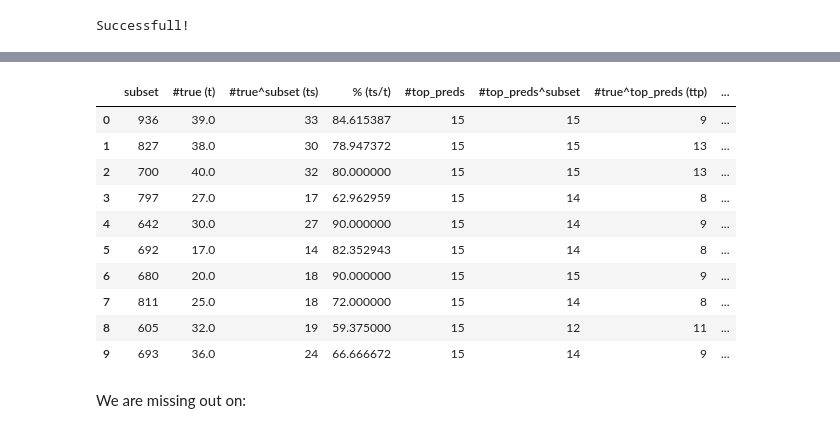
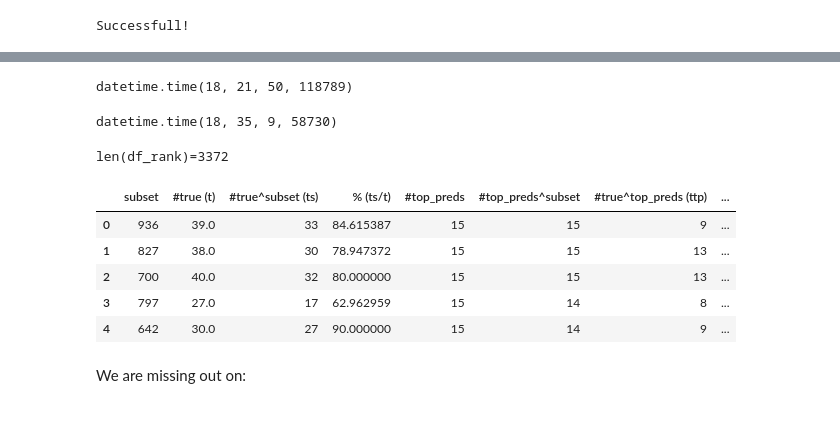
Before and after one commit to debjyotiSRoy/xcube, a Jupyter notebook: nbs/18_tutorial.train_mimic3.ipynb, the cells around one changed output, grey strips where cells are left out. Saved outputs shown, nothing was run; the diff lists cells and outputs as text; code cells hidden in the pictures.

```diff
--- a/nbs/18_tutorial.train_mimic3.ipynb
+++ b/nbs/18_tutorial.train_mimic3.ipynb
@@ -1582,6 +1816,6 @@ learn_r = xmltext_classifier_learner(dls_clas_r, AWD_LSTM, drop_mult=0.1, max_le
                                      splitter=None,
                                      running_decoder=True).to_fp16()
 # %%
-learn = learn.load((learn.path/learn.model_dir)/'mimic5_tmp')
+learn = learn.load(learn.save_model.fname)
 # learn = learn.load((learn.path/learn.model_dir)/'mimic3-9k_clas_tiny')
-# learn_r = learn_r.load('mimic3-9k_clas_full_r')
+learn_r = learn_r.load(learn_r.save_model.fname)
@@ -1623,8 +1884,8 @@ def load_brain(self:TextLearner,
     assert self.model[1].pay_attn.plant_attn.func.f is _planted_attention
     return self
 # %%
-learn = learn.load_brain('mimic3-9k_tok_lbl_info', 'p_L')
-# learn_r = learn_r.load_brain('mimic3-9k_tok_lbl_info')
+# learn = learn.load_brain('mimic3-9k_tok_lbl_info', 'p_L')
+learn_r = learn_r.load_brain('mimic3-9k_tok_lbl_info', 'p_L')
 # %% [output]
 Performing brainsplant...
 [interactive output not drawn]
@@ -1711,6 +2006,7 @@ class FetchCallback(Callback):
 # %%
-log_cfs = join_path_file(fname+'_log_cfs', learn.path/learn.model_dir, ext='.csv')
-fc = FetchCallback(log_cfs)
+predslog = join_path_file(fname+'_predslog', learn.path/learn.model_dir, ext='.pkl')
+rank = join_path_file(fname+'_rank', learn.path/learn.model_dir, ext='.csv')
+fc = FetchCallback(predslog, rank)
 # %%
 print(f"pid = {os.getpid()}")
 with learn.added_cbs([fc]):
@@ -1721,0 +2024,12 @@ pid = 2337
+# %%
+# with open(Path.cwd()/'tmp.pkl', 'rb') as f:
+with open(predslog, 'rb') as f:
+    while True:
+        try:
+            obj = pickle.load(f)
+            print(obj)
+        except EOFError: break
+# %%
+datetime.fromtimestamp(predslog.stat().st_mtime).time()
+# %% [output]
+datetime.time(18, 21, 50, 118789)
@@ -1722,18 +2046,19 @@ pid = 2337
+# %%
+datetime.fromtimestamp(rank.stat().st_mtime).time()
+# %% [output]
+datetime.time(18, 35, 9, 58730)
 # %%
-df = pd.read_csv(log_cfs)
-df.head(10)
+df_rank = pd.read_csv(rank)
+print(f"{len(df_rank)=}")
+df_rank.head()
 # %% [output]
+len(df_rank)=3372
 |  | subset | #true (t) | #true^subset (ts) | % (ts/t) | #top_preds | #top_preds^subset | #true^top_preds (ttp) | ... |
 | 0 | 936 | 39.0 | 33 | 84.615387 | 15 | 15 | 9 | ... |
 | 1 | 827 | 38.0 | 30 | 78.947372 | 15 | 15 | 13 | ... |
 | 2 | 700 | 40.0 | 32 | 80.000000 | 15 | 15 | 13 | ... |
 | 3 | 797 | 27.0 | 17 | 62.962959 | 15 | 14 | 8 | ... |
 | 4 | 642 | 30.0 | 27 | 90.000000 | 15 | 14 | 9 | ... |
-| 5 | 692 | 17.0 | 14 | 82.352943 | 15 | 14 | 8 | ... |
-| 6 | 680 | 20.0 | 18 | 90.000000 | 15 | 15 | 9 | ... |
-| 7 | 811 | 25.0 | 18 | 72.000000 | 15 | 14 | 8 | ... |
-| 8 | 605 | 32.0 | 19 | 59.375000 | 15 | 12 | 11 | ... |
-| 9 | 693 | 36.0 | 24 | 66.666672 | 15 | 14 | 9 | ... |
 # %% [markdown]
 We are missing out on:
 # %%
```
Also changed, not shown: parts of 66 cells of this notebook.
